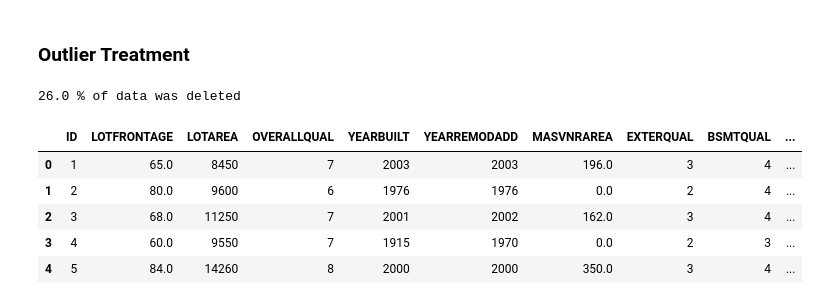
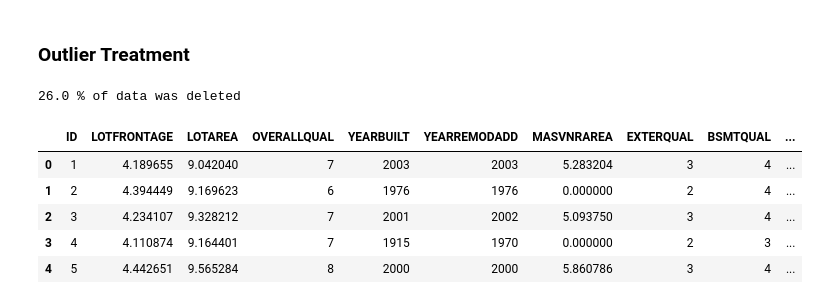
Before and after one commit to lucasamtaylor01/KaggleGettingStarted, a Jupyter notebook: 02_HOUSING_PRICES/02_noteboks/01_cleaning.ipynb, the cells around one changed output. Drawn from its saved outputs; the diff is of its cells as text; code cells hidden in the pictures.

Commit message:
Finished first cleaning, add Claude recomendations

```diff
--- a/02_HOUSING_PRICES/02_noteboks/01_cleaning.ipynb
+++ b/02_HOUSING_PRICES/02_noteboks/01_cleaning.ipynb
@@ -832 +868,13 @@ for col in columns_quan_disc:
+# %%
+columns_to_drop = [
+    "HALFBATH",
+    "BSMTFULLBATH",
+    "BEDROOMABVGR",
+    "KITCHENABVGR",
+    "MOSOLD",
+    "BSMTHALFBATH",
+    "YRSOLD"
+]
+
+df_clean_quan_disc = df_clean_qual_ord.drop(columns=columns_to_drop, axis=1)
 # %% [markdown]
@@ -836,12 +884,12 @@ for col in columns_quan_disc:
 # %%
 # SKEWNESS ANALYSIS
 
-df_clean_cont = df_clean_qual_ord.copy()
+df_clean_quan_cont = df_clean_quan_disc.copy()
 
 skewness = {}
 
 for col in columns_quan_cont:
-    skewness[col] = df_clean_cont[col].skew()
+    skewness[col] = df_clean_quan_cont[col].skew()
 
 df_skewness = pd.DataFrame.from_dict(skewness, orient="index", columns=["SKEWNESS"])
 df_skewness = df_skewness.reset_index()
@@ -858,13 +906,12 @@ columns_normal = df_skewness[
 
 
 # LOG TRANSFORMATION
-df_log_analysis = df[columns_quan_cont].copy()
 for col in columns_to_log["CATEGORY"]:
-    df_log_analysis[col + "_LOG"] = np.log1p(df_log_analysis[col])
+    df_clean_quan_cont[col] = np.log1p(df_clean_quan_cont[col])
 
 
 # CLEANING OF OUTLIERS
-prop_to_delete = 0.03
+prop_to_delete = 0.04
 
 candidates = [
     (0.25, 0.75),
@@ -877,57 +924,57 @@ candidates = [
 ]
 
 for col in columns_to_log["CATEGORY"]:
-    n_total = len(df_clean_cont[col])
+    n_total = len(df_clean_quan_cont[col])
 
     for q1_pct, q3_pct in candidates:
-        q1 = df_clean_cont[col].quantile(q1_pct)
-        q3 = df_clean_cont[col].quantile(q3_pct)
+        q1 = df_clean_quan_cont[col].quantile(q1_pct)
+        q3 = df_clean_quan_cont[col].quantile(q3_pct)
         iqr = q3 - q1
 
         lower = q1 - 1.5 * iqr
         upper = q3 + 1.5 * iqr
 
-        mask = (df_clean_cont[col] >= lower) & (df_clean_cont[col] <= upper)
+        mask = (df_clean_quan_cont[col] >= lower) & (df_clean_quan_cont[col] <= upper)
         pct_removed = 1 - mask.sum() / n_total
 
         if pct_removed < prop_to_delete:
             break
 
     # print(f"{col}: quantiles=({q1_pct}, {q3_pct}) | bounds=[{lower:.2f}, {upper:.2f}] | removed={pct_removed:.1%}")
-    df_clean_cont = df_clean_cont[mask]
+    df_clean_quan_cont = df_clean_quan_cont[mask]
 
 for col in columns_normal["CATEGORY"]:
-    n_total = len(df_clean_cont[col])
+    n_total = len(df_clean_quan_cont[col])
 
     for q1_pct, q3_pct in candidates:
-        q1 = df_clean_cont[col].quantile(q1_pct)
-        q3 = df_clean_cont[col].quantile(q3_pct)
+        q1 = df_clean_quan_cont[col].quantile(q1_pct)
+        q3 = df_clean_quan_cont[col].quantile(q3_pct)
         iqr = q3 - q1
 
         lower = q1 - 1.5 * iqr
         upper = q3 + 1.5 * iqr
 
-        mask = (df_clean_cont[col] >= lower) & (df_clean_cont[col] <= upper)
+        mask = (df_clean_quan_cont[col] >= lower) & (df_clean_quan_cont[col] <= upper)
         pct_removed = 1 - mask.sum() / n_total
 
         if pct_removed < prop_to_delete:
             break
 
     # print(f"{col}: quantiles=({q1_pct}, {q3_pct}) | bounds=[{lower:.2f}, {upper:.2f}] | removed={pct_removed:.1%}")
-    df_clean_cont = df_clean_cont[mask]
+    df_clean_quan_cont = df_clean_quan_cont[mask]
 
 print(
-    100 - round(df_clean_cont.shape[0] / df_raw.shape[0], 2) * 100,
+    100 - round(df_clean_quan_cont.shape[0] / df_raw.shape[0], 2) * 100,
     "% of data was deleted",
 )
 # %% [output]
 26.0 % of data was deleted
 # %%
-df_clean_cont.head()
+df_clean_quan_cont.head()
 # %% [output]
 |  | ID | LOTFRONTAGE | LOTAREA | OVERALLQUAL | YEARBUILT | YEARREMODADD | MASVNRAREA | EXTERQUAL | BSMTQUAL | ... |
-| 0 | 1 | 65.0 | 8450 | 7 | 2003 | 2003 | 196.0 | 3 | 4 | ... |
-| 1 | 2 | 80.0 | 9600 | 6 | 1976 | 1976 | 0.0 | 2 | 4 | ... |
-| 2 | 3 | 68.0 | 11250 | 7 | 2001 | 2002 | 162.0 | 3 | 4 | ... |
-| 3 | 4 | 60.0 | 9550 | 7 | 1915 | 1970 | 0.0 | 2 | 3 | ... |
-| 4 | 5 | 84.0 | 14260 | 8 | 2000 | 2000 | 350.0 | 3 | 4 | ... |
+| 0 | 1 | 4.189655 | 9.042040 | 7 | 2003 | 2003 | 5.283204 | 3 | 4 | ... |
+| 1 | 2 | 4.394449 | 9.169623 | 6 | 1976 | 1976 | 0.000000 | 2 | 4 | ... |
+| 2 | 3 | 4.234107 | 9.328212 | 7 | 2001 | 2002 | 5.093750 | 3 | 4 | ... |
+| 3 | 4 | 4.110874 | 9.164401 | 7 | 1915 | 1970 | 0.000000 | 2 | 3 | ... |
+| 4 | 5 | 4.442651 | 9.565284 | 8 | 2000 | 2000 | 5.860786 | 3 | 4 | ... |
```
Also changed, not shown: parts of 25 cells of this notebook, 2 other files.
